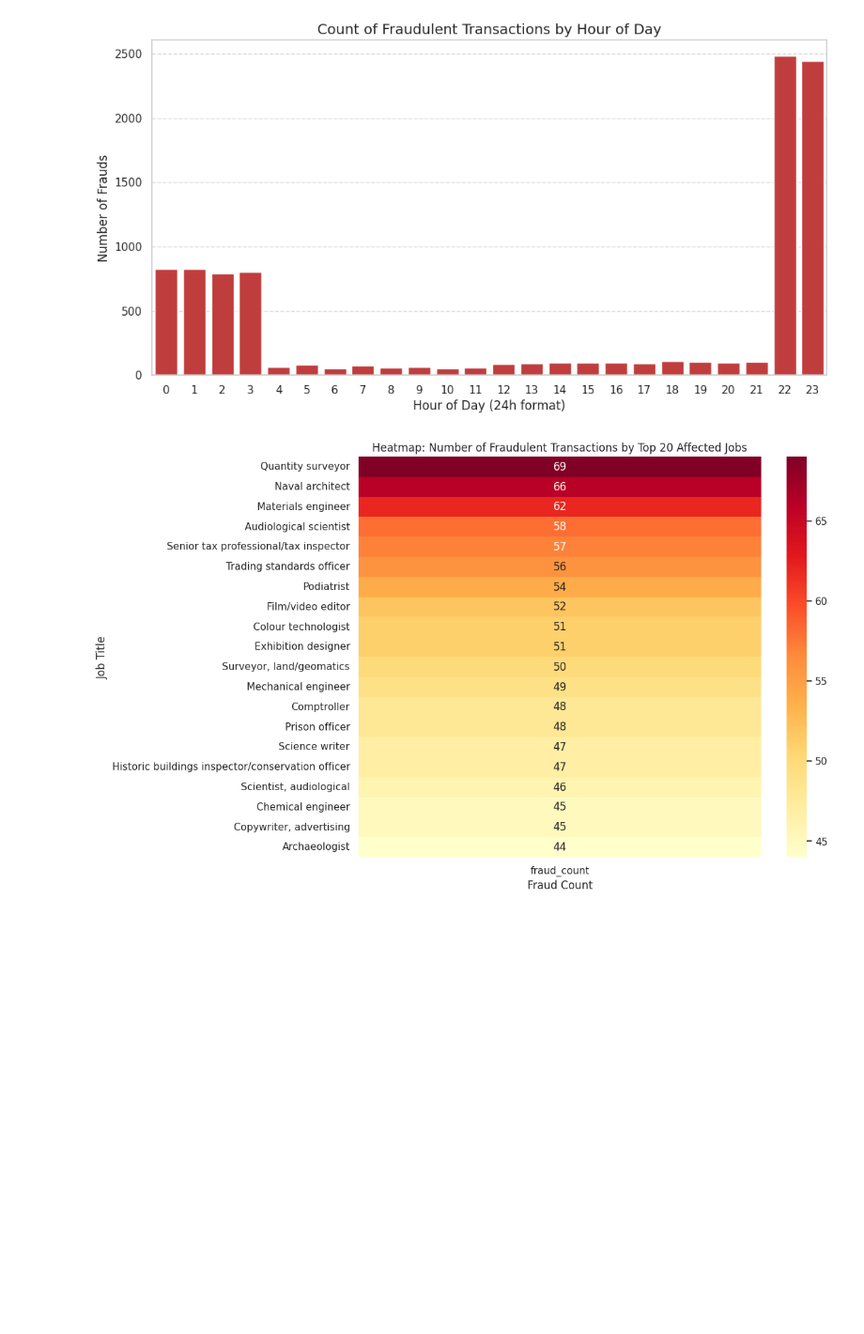
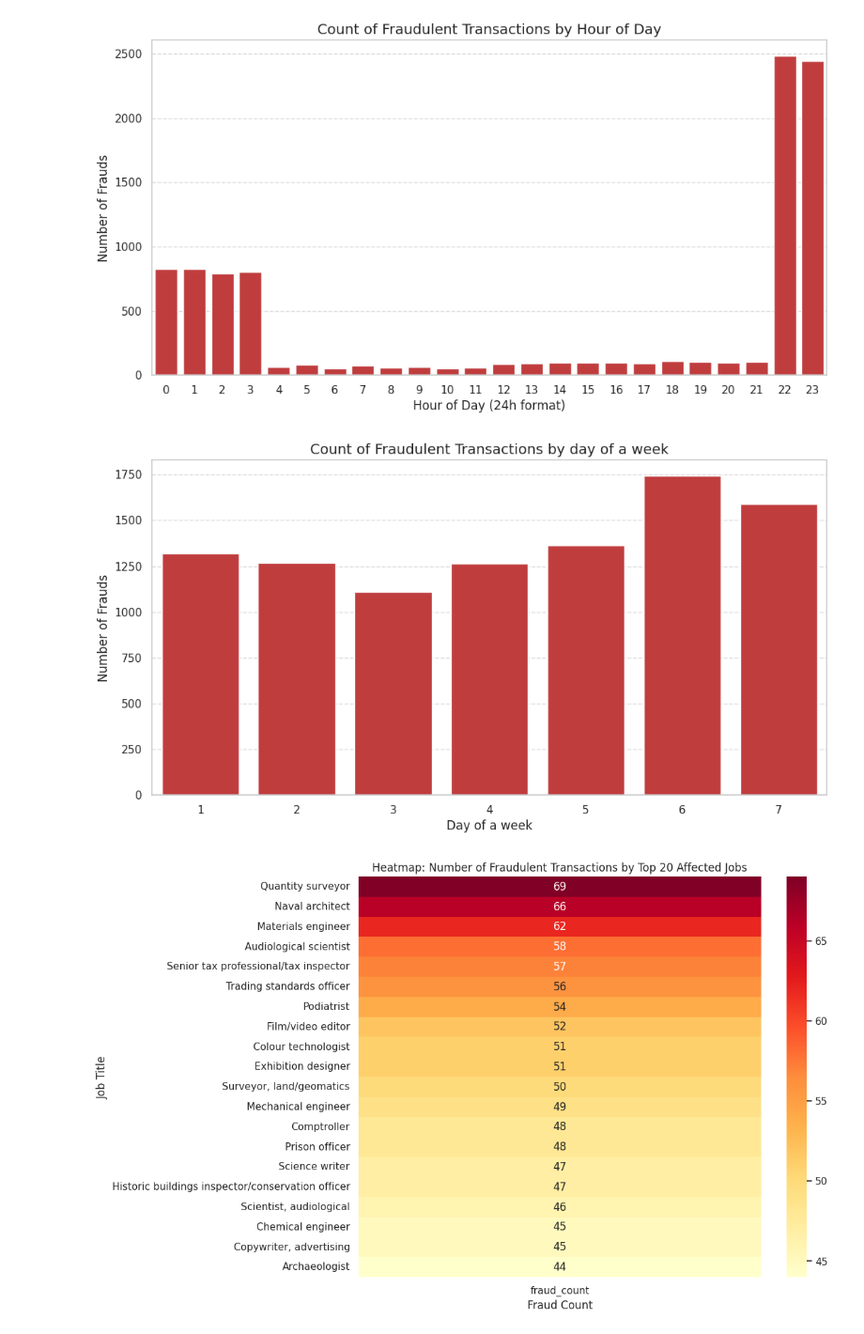
Before and after one commit to danieligelnik/CCFraudProject, a Jupyter notebook: DS_project.ipynb, the cells around one changed output. Shown at 94% size. Saved outputs shown, nothing was run; the diff lists cells and outputs as text; code cells hidden in the pictures; blank space fills up the shorter version.

Commit message:
Adding correlation between number of frauds and day of a week

```diff
--- a/DS_project.ipynb
+++ b/DS_project.ipynb
@@ -374,6 +374,17 @@ plt.grid(axis='y', linestyle='--', alpha=0.7)
 plt.show()
 # %% [output]
 [figure]
+# %%
+plt.figure(figsize=(12, 6))
+# Filter for fraud transactions and plot the count per hour
+sns.countplot(x='day_a_week', data=df_cards[df_cards['is_fraud'] == 1], color='#d62728')
+plt.title('Count of Fraudulent Transactions by day of a week', fontsize=14)
+plt.xlabel('Day of a week')
+plt.ylabel('Number of Frauds')
+plt.grid(axis='y', linestyle='--', alpha=0.7)
+plt.show()
+# %% [output]
+[figure, added]
 # %%
 # Identify the top 20 jobs with the most fraud transactions for better visibility
 top_fraud_jobs = df_cards[df_cards['is_fraud'] == 1]['job'].value_counts().head(20).index
```
